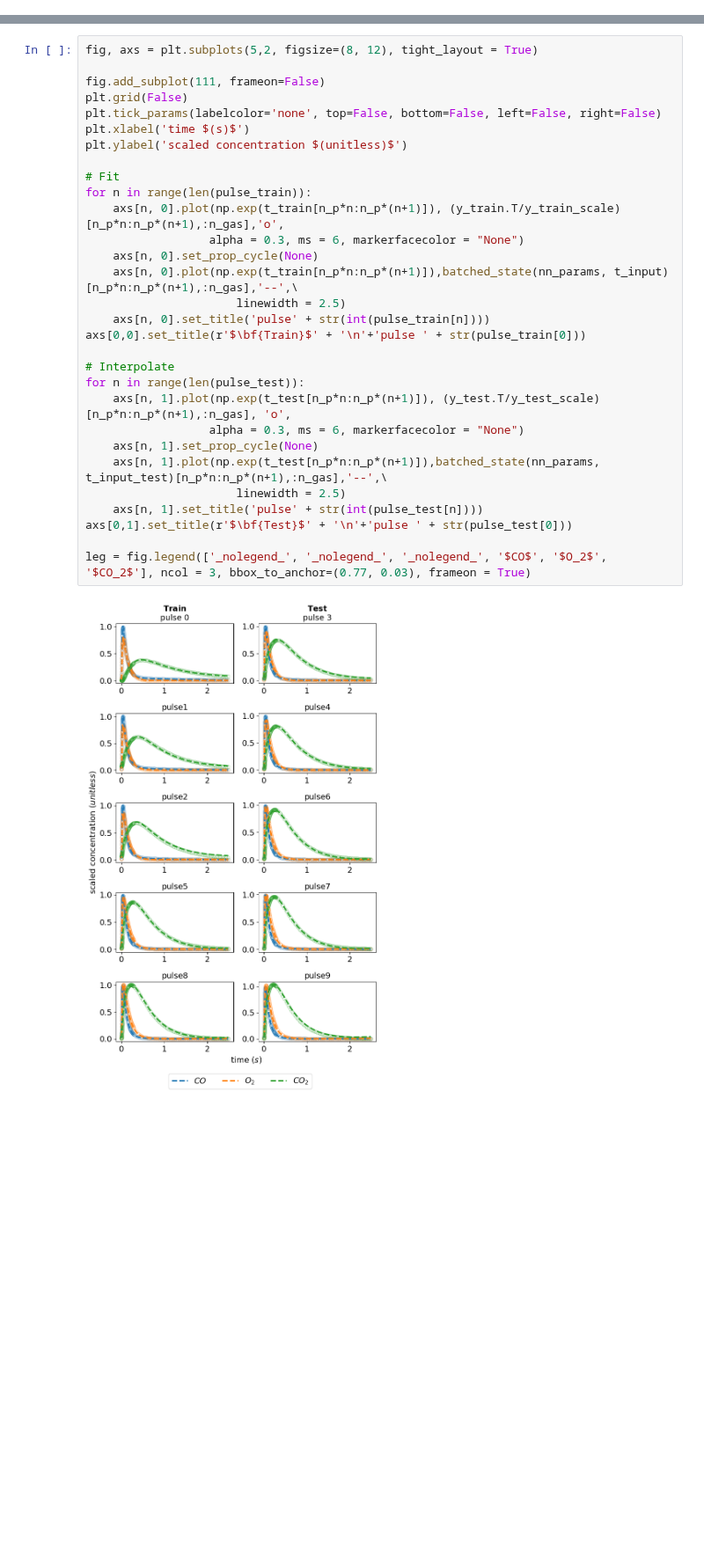
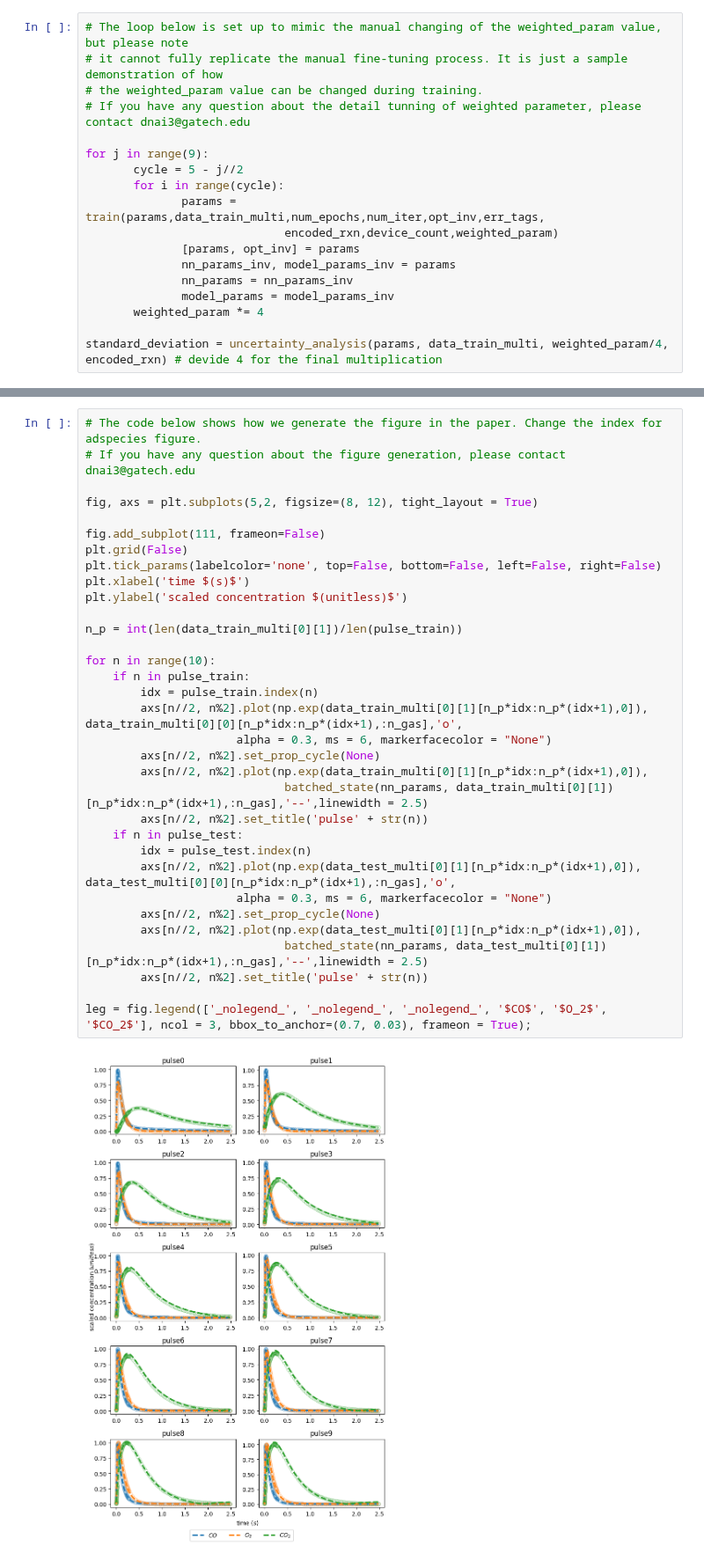
Before and after one commit to medford-group/kinn-tap, a Jupyter notebook: scripts/kinns/CO_oxidation_10_ideal.ipynb, the cells around one changed output, grey strips where cells are left out. Shown at 88% size. Cells and saved outputs as stored; diff of their text form; blank space fills up the shorter version.

```diff
--- a/scripts/kinns/CO_oxidation_10_ideal.ipynb
+++ b/scripts/kinns/CO_oxidation_10_ideal.ipynb
@@ -462,0 +40,18 @@ for n in range(len(pulse_train)):
+# %%
+# The loop below is set up to mimic the manual changing of the weighted_param value, but please note
+# it cannot fully replicate the manual fine-tuning process. It is just a sample demonstration of how
+# the weighted_param value can be changed during training.
+# If you have any question about the detail tunning of weighted parameter, please contact dnai3@gatech.edu
+
+for j in range(9):
+       cycle = 5 - j//2
+       for i in range(cycle):
+              params = train(params,data_train_multi,num_epochs,num_iter,opt_inv,err_tags,
+                             encoded_rxn,device_count,weighted_param)
+              [params, opt_inv] = params
+              nn_params_inv, model_params_inv = params
+              nn_params = nn_params_inv
+              model_params = model_params_inv
+       weighted_param *= 4
+
+standard_deviation = uncertainty_analysis(params, data_train_multi, weighted_param/4, encoded_rxn) # devide 4 for the final multiplication
@@ -463,32 +75,35 @@ for n in range(len(pulse_train)):
 # %%
+# The code below shows how we generate the figure in the paper. Change the index for adspecies figure.
+# If you have any question about the figure generation, please contact dnai3@gatech.edu
+
 fig, axs = plt.subplots(5,2, figsize=(8, 12), tight_layout = True)
 
 fig.add_subplot(111, frameon=False)
 plt.grid(False)
 plt.tick_params(labelcolor='none', top=False, bottom=False, left=False, right=False)
 plt.xlabel('time $(s)$')
 plt.ylabel('scaled concentration $(unitless)$')
 
-# Fit
-for n in range(len(pulse_train)):
-    axs[n, 0].plot(np.exp(t_train[n_p*n:n_p*(n+1)]), (y_train.T/y_train_scale)[n_p*n:n_p*(n+1),:n_gas],'o',
-                  alpha = 0.3, ms = 6, markerfacecolor = "None")
-    axs[n, 0].set_prop_cycle(None)
-    axs[n, 0].plot(np.exp(t_train[n_p*n:n_p*(n+1)]),batched_state(nn_params, t_input)[n_p*n:n_p*(n+1),:n_gas],'--',\
-                      linewidth = 2.5)
-    axs[n, 0].set_title('pulse' + str(int(pulse_train[n])))
-axs[0,0].set_title(r'$\bf{Train}$' + '\n'+'pulse ' + str(pulse_train[0]))
+n_p = int(len(data_train_multi[0][1])/len(pulse_train))
 
-# Interpolate
-for n in range(len(pulse_test)):
-    axs[n, 1].plot(np.exp(t_test[n_p*n:n_p*(n+1)]), (y_test.T/y_test_scale)[n_p*n:n_p*(n+1),:n_gas], 'o',
-                  alpha = 0.3, ms = 6, markerfacecolor = "None")
-    axs[n, 1].set_prop_cycle(None)
-    axs[n, 1].plot(np.exp(t_test[n_p*n:n_p*(n+1)]),batched_state(nn_params, t_input_test)[n_p*n:n_p*(n+1),:n_gas],'--',\
-                      linewidth = 2.5)
-    axs[n, 1].set_title('pulse' + str(int(pulse_test[n])))
-axs[0,1].set_title(r'$\bf{Test}$' + '\n'+'pulse ' + str(pulse_test[0]))
+for n in range(10):
+    if n in pulse_train:
+        idx = pulse_train.index(n)
+        axs[n//2, n%2].plot(np.exp(data_train_multi[0][1][n_p*idx:n_p*(idx+1),0]), data_train_multi[0][0][n_p*idx:n_p*(idx+1),:n_gas],'o',
+                      alpha = 0.3, ms = 6, markerfacecolor = "None")
+        axs[n//2, n%2].set_prop_cycle(None)
+        axs[n//2, n%2].plot(np.exp(data_train_multi[0][1][n_p*idx:n_p*(idx+1),0]),
+                             batched_state(nn_params, data_train_multi[0][1])[n_p*idx:n_p*(idx+1),:n_gas],'--',linewidth = 2.5)
+        axs[n//2, n%2].set_title('pulse' + str(n))
+    if n in pulse_test:
+        idx = pulse_test.index(n)
+        axs[n//2, n%2].plot(np.exp(data_test_multi[0][1][n_p*idx:n_p*(idx+1),0]), data_test_multi[0][0][n_p*idx:n_p*(idx+1),:n_gas],'o',
+                      alpha = 0.3, ms = 6, markerfacecolor = "None")
+        axs[n//2, n%2].set_prop_cycle(None)
+        axs[n//2, n%2].plot(np.exp(data_test_multi[0][1][n_p*idx:n_p*(idx+1),0]),
+                             batched_state(nn_params, data_test_multi[0][1])[n_p*idx:n_p*(idx+1),:n_gas],'--',linewidth = 2.5)
+        axs[n//2, n%2].set_title('pulse' + str(n))
 
-leg = fig.legend(['_nolegend_', '_nolegend_', '_nolegend_', '$CO$', '$O_2$', '$CO_2$'], ncol = 3, bbox_to_anchor=(0.77, 0.03), frameon = True)
+leg = fig.legend(['_nolegend_', '_nolegend_', '_nolegend_', '$CO$', '$O_2$', '$CO_2$'], ncol = 3, bbox_to_anchor=(0.7, 0.03), frameon = True);
 # %% [output]
-[figure, old version]
+[figure, new version]
```
Also changed, not shown: parts of 25 cells of this notebook, 3 other files.
